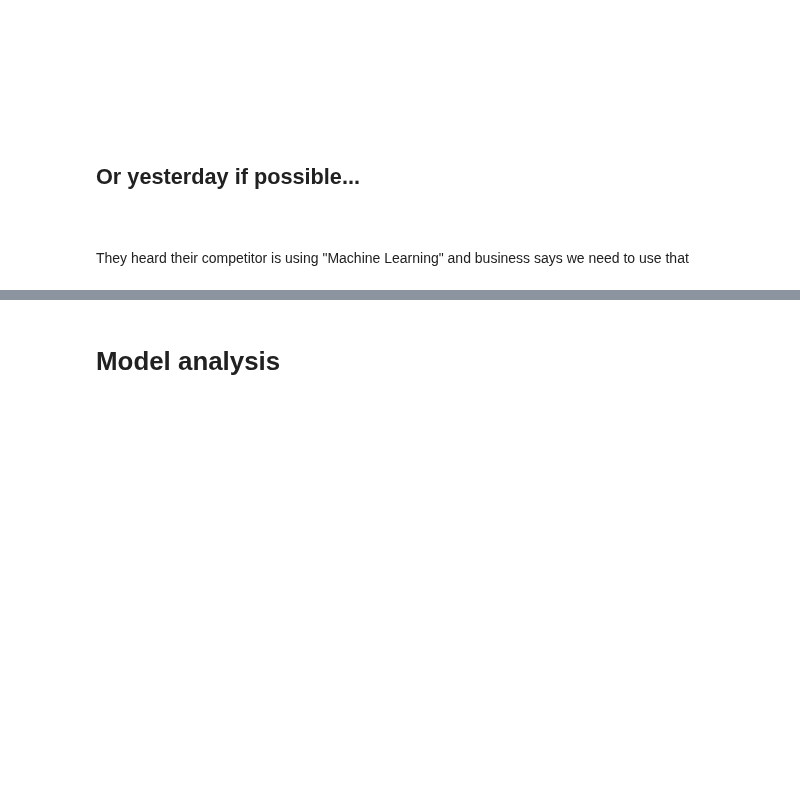
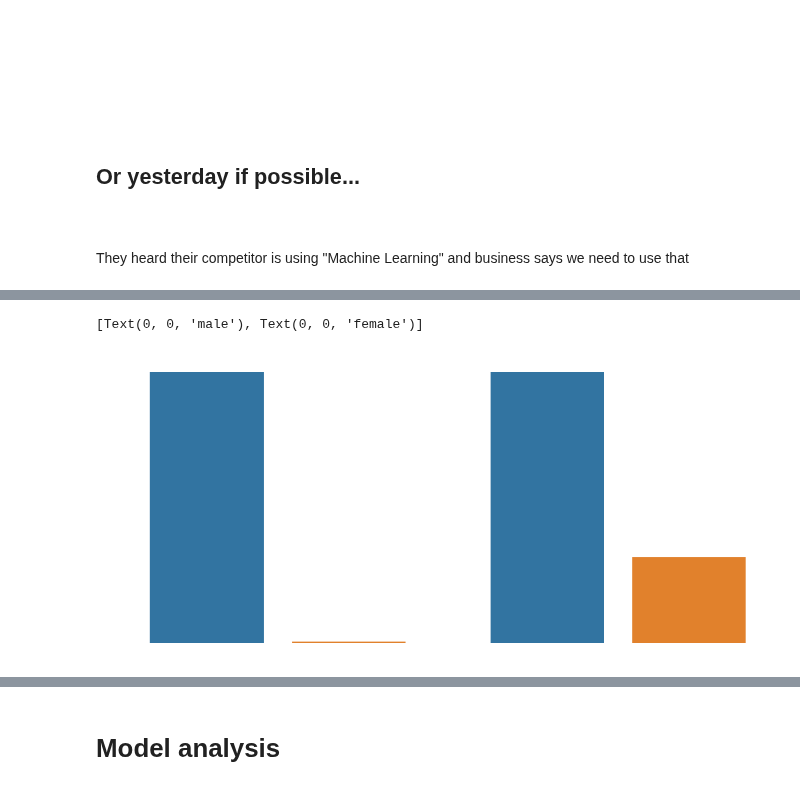
Before and after one commit to EthicalML/explainability-and-bias, a Jupyter notebook: Bias Evaluation & Explainability.ipynb, the cells around one changed output, grey strips where cells are left out. Cells and saved outputs as stored; diff of their text form; code cells hidden in the pictures; blank space fills up the shorter version.

```diff
--- a/Bias Evaluation & Explainability.ipynb
+++ b/Bias Evaluation & Explainability.ipynb
@@ -548,0 +430,7 @@ Cross functional work is key - bringing the right expertise at the right time
+# %%
+fig, ax = plt.subplots(1,2, figsize=(15,7))
+sn.countplot(y_valid, ax=ax[0]).set_xticklabels(["male", "female"])
+sn.countplot(y_prod, ax=ax[1]).set_xticklabels(["male", "female"])
+# %% [output]
+[Text(0, 0, 'male'), Text(0, 0, 'female')]
+[figure, added]
```
Also changed, not shown: parts of 102 cells of this notebook, 3 other files.
